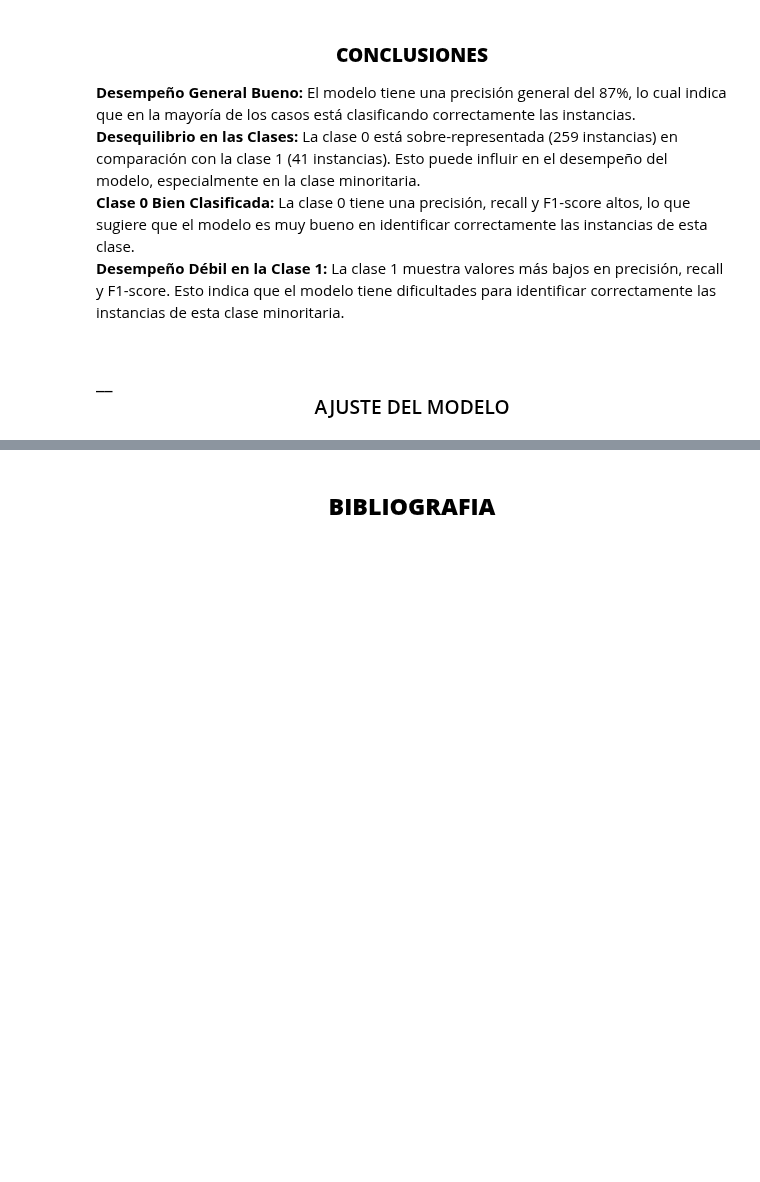
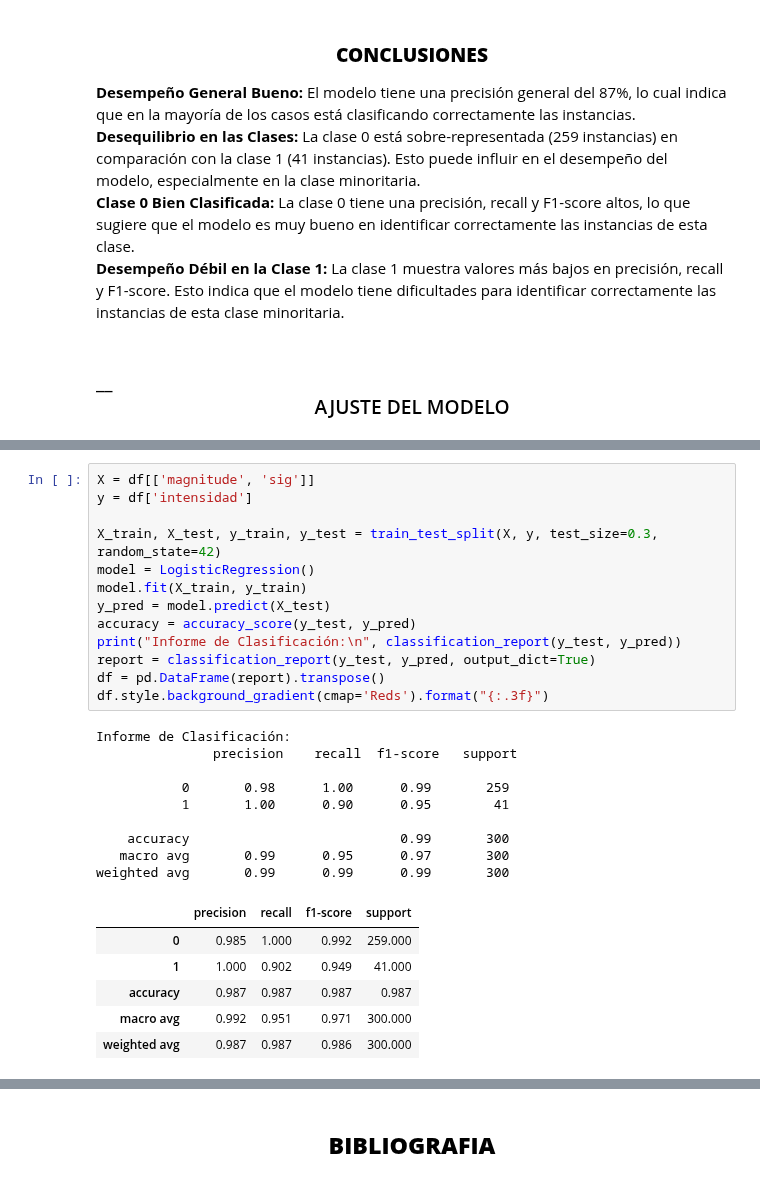
Before and after one commit to CristianLLDev/talentotech, a Jupyter notebook: Proyecto Final Regresion Logistica Terremotos/Exposicion _Regresion_logistica_Clasificacion_Intensidad_Terremotos.ipynb, the cells around one changed output, grey strips where cells are left out. Drawn from its saved outputs; the diff is of its cells as text; blank space fills up the shorter version.

```diff
--- a/Proyecto Final Regresion Logistica Terremotos/Exposicion _Regresion_logistica_Clasificacion_Intensidad_Terremotos.ipynb
+++ b/Proyecto Final Regresion Logistica Terremotos/Exposicion _Regresion_logistica_Clasificacion_Intensidad_Terremotos.ipynb
@@ -465,0 +467,29 @@ df.head(3)
+# %%
+X = df[['magnitude', 'sig']]
+y = df['intensidad']
+
+X_train, X_test, y_train, y_test = train_test_split(X, y, test_size=0.3, random_state=42)
+model = LogisticRegression()
+model.fit(X_train, y_train)
+y_pred = model.predict(X_test)
+accuracy = accuracy_score(y_test, y_pred)
+print("Informe de Clasificación:\n", classification_report(y_test, y_pred))
+report = classification_report(y_test, y_pred, output_dict=True)
+df = pd.DataFrame(report).transpose()
+df.style.background_gradient(cmap='Reds').format("{:.3f}")
+# %% [output]
+Informe de Clasificación:
+               precision    recall  f1-score   support
+
+           0       0.98      1.00      0.99       259
+           1       1.00      0.90      0.95        41
+
+    accuracy                           0.99       300
+   macro avg       0.99      0.95      0.97       300
+weighted avg       0.99      0.99      0.99       300
+|  | precision | recall | f1-score | support |
+| 0 | 0.985 | 1.000 | 0.992 | 259.000 |
+| 1 | 1.000 | 0.902 | 0.949 | 41.000 |
+| accuracy | 0.987 | 0.987 | 0.987 | 0.987 |
+| macro avg | 0.992 | 0.951 | 0.971 | 300.000 |
+| weighted avg | 0.987 | 0.987 | 0.986 | 300.000 |
```
Also changed, not shown: parts of 7 cells of this notebook, 2 other files.
